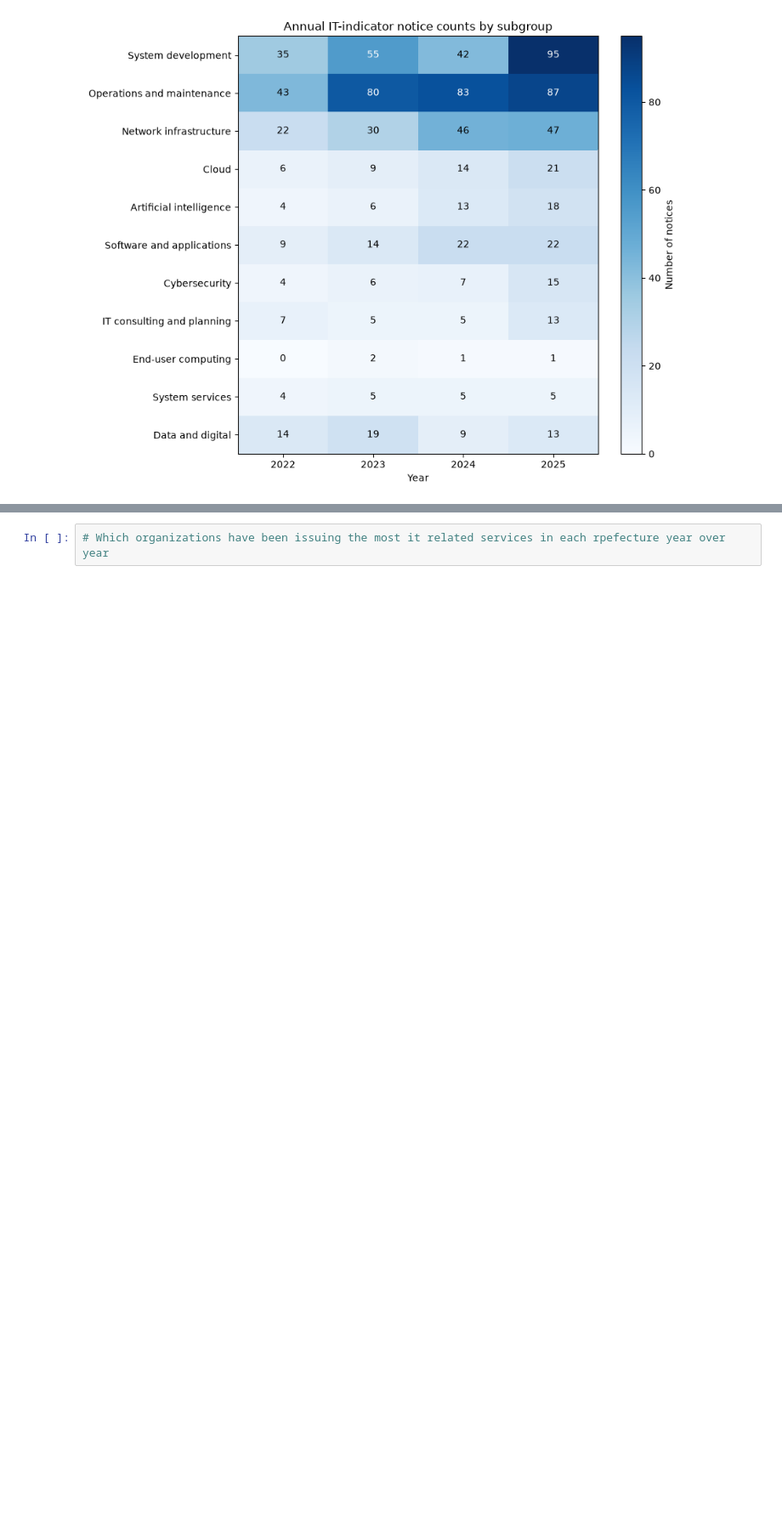
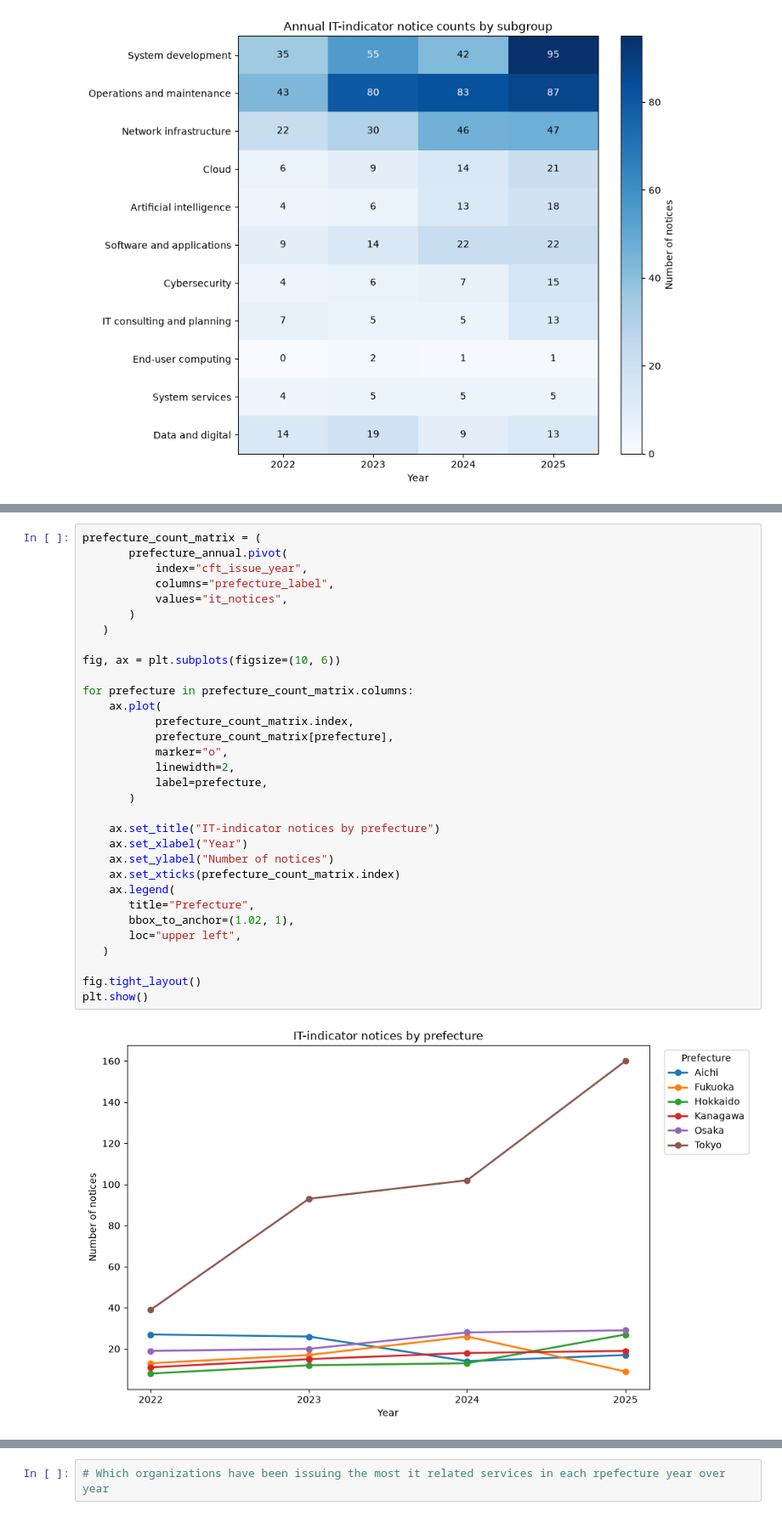
Before and after one commit to syamas77/jp-govtenders, a Jupyter notebook: itinsights.ipynb, the cells around one changed output, grey strips where cells are left out. Shown at 85% size. Cells and saved outputs as stored; diff of their text form; blank space fills up the shorter version.

```diff
--- a/itinsights.ipynb
+++ b/itinsights.ipynb
@@ -641,0 +846,34 @@ plt.show()
+# %%
+prefecture_count_matrix = (
+       prefecture_annual.pivot(
+           index="cft_issue_year",
+           columns="prefecture_label",
+           values="it_notices",
+       )
+   )
+
+fig, ax = plt.subplots(figsize=(10, 6))
+
+for prefecture in prefecture_count_matrix.columns:
+    ax.plot(
+           prefecture_count_matrix.index,
+           prefecture_count_matrix[prefecture],
+           marker="o",
+           linewidth=2,
+           label=prefecture,
+       )
+
+    ax.set_title("IT-indicator notices by prefecture")
+    ax.set_xlabel("Year")
+    ax.set_ylabel("Number of notices")
+    ax.set_xticks(prefecture_count_matrix.index)
+    ax.legend(
+       title="Prefecture",
+       bbox_to_anchor=(1.02, 1),
+       loc="upper left",
+   )
+
+fig.tight_layout()
+plt.show()
+# %% [output]
+[figure, added]
```
Also changed, not shown: parts of 51 cells of this notebook, 4 other files.
